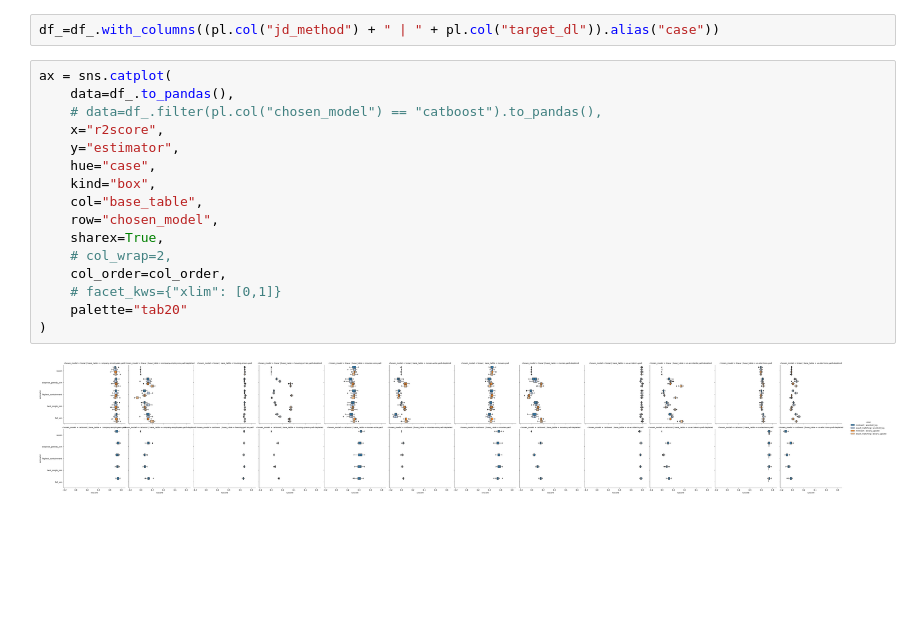
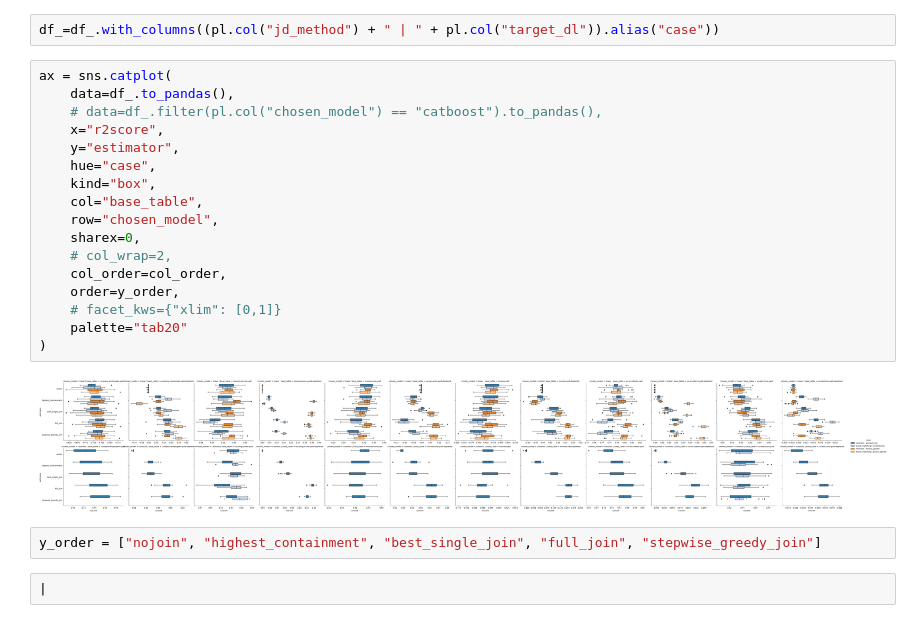
Before and after one commit to rcap107/retrieve-merge-predict, a Jupyter notebook: notebooks/2023-11-23 Study results movies.ipynb, the cells around one changed output. Saved outputs shown, nothing was run; the diff lists cells and outputs as text; blank space fills up the shorter version.

```diff
--- a/notebooks/2023-11-23 Study results movies.ipynb
+++ b/notebooks/2023-11-23 Study results movies.ipynb
@@ -122,18 +124,23 @@ df_=df_.with_columns((pl.col("jd_method") + " | " + pl.col("target_dl")).alias("
 # %%
 ax = sns.catplot(
     data=df_.to_pandas(),
     # data=df_.filter(pl.col("chosen_model") == "catboost").to_pandas(),
     x="r2score",
     y="estimator",
     hue="case",
     kind="box",
     col="base_table",
     row="chosen_model",
-    sharex=True,
+    sharex=0,
     # col_wrap=2,
     col_order=col_order,
+    order=y_order,
     # facet_kws={"xlim": [0,1]}
     palette="tab20"
 )
 # %% [output]
-[figure, old version]
+[figure, new version]
+# %%
+y_order = ["nojoin", "highest_containment", "best_single_join", "full_join", "stepwise_greedy_join"]
+# %%
+|
```
Also changed, not shown: parts of 2 cells of this notebook, 1 other file.
